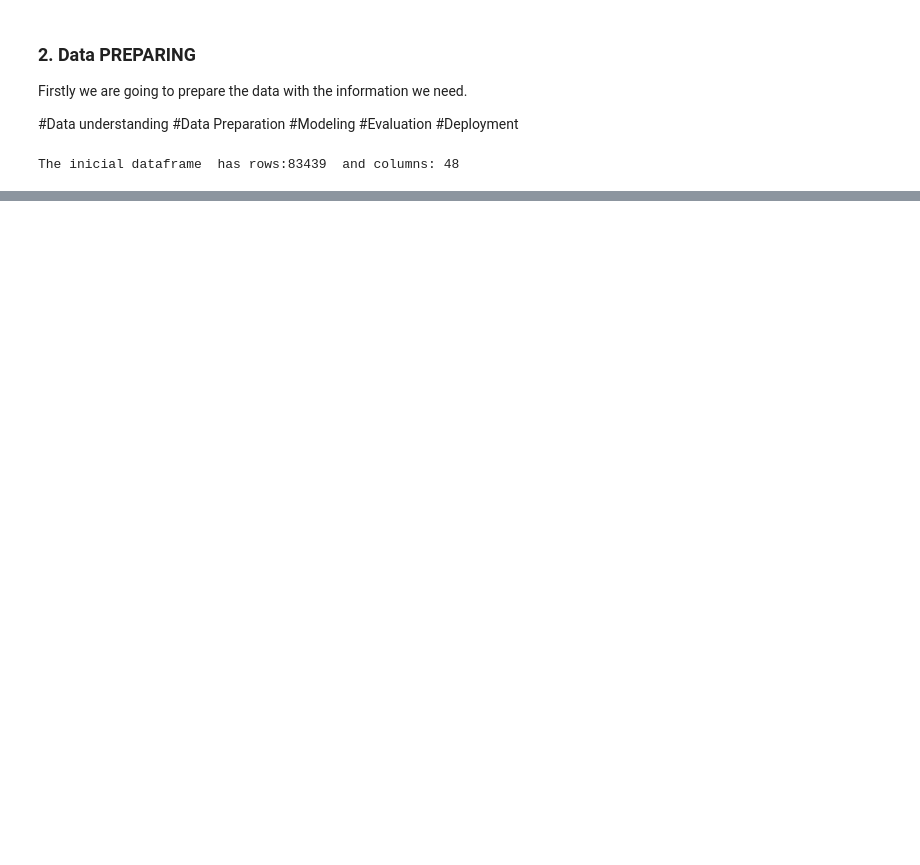
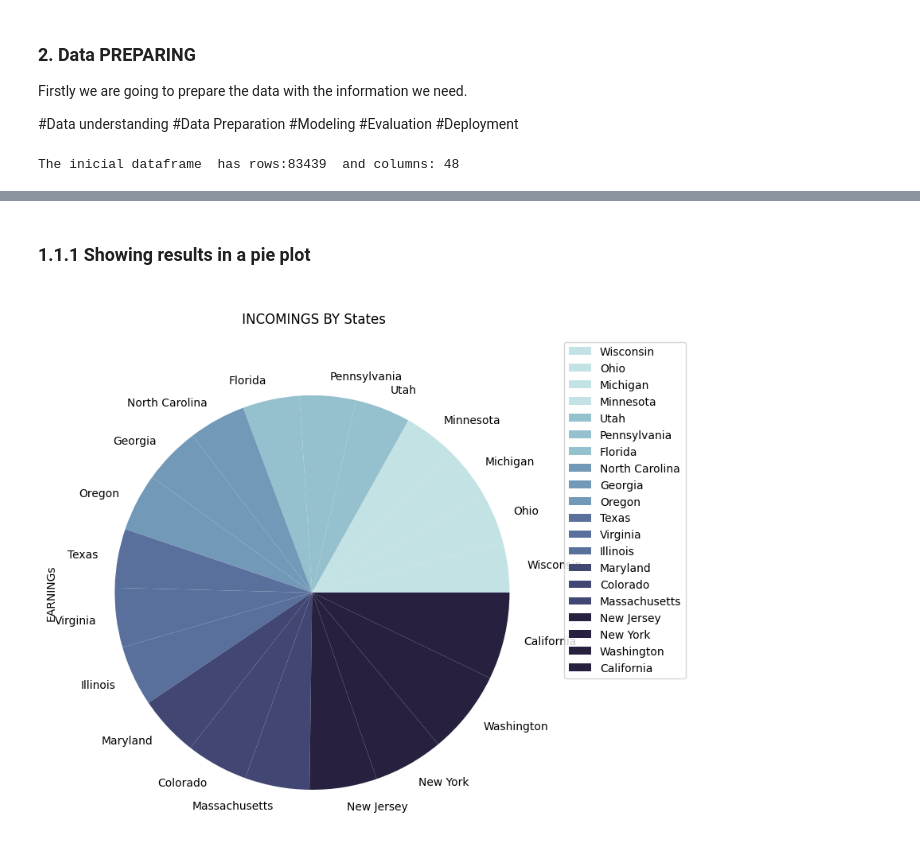
Before and after one commit to olgaferro/stack-overflow-developer-survey-2021, a Jupyter notebook: Data Science course- write blog.ipynb, the cells around one changed output, grey strips where cells are left out. Cells and saved outputs as stored; diff of their text form; code cells hidden in the pictures; blank space fills up the shorter version.

```diff
--- a/Data Science course- write blog.ipynb
+++ b/Data Science course- write blog.ipynb
@@ -477,0 +150,8 @@ plt.title("Countries");
+# %%
+#select the States what there are more respondends
+top_states=list(df_dev_full_time_us['US_State'].value_counts().head(20).index)
+top_states
+
+df_top_states = df_dev_full_time_us[df_dev_full_time_us['US_State'].isin(top_states)]
+
+df_top_states
@@ -477,0 +197,15 @@ plt.title("Countries");
+# %% [markdown]
+### 1.1.1 Showing  results in a pie plot
+# %%
+# What State has the bigger incoming?
+
+df_top_states.groupby(['US_State']).mean()['CompTotal'].sort_values().plot(kind='pie',stacked=True,colormap=ListedColormap(sns.color_palette("ch:start=.2,rot=-.3")),figsize=(8,10
+))
+
+
+plt.legend(loc="upper left", bbox_to_anchor=(1,1.02))
+plt.ylabel('EARNINGs')
+plt.title('\n INCOMINGS BY States\n')
+plt.show()
+# %% [output]
+[figure, added]
```
Also changed, not shown: parts of 47 cells of this notebook, 3 other files.
